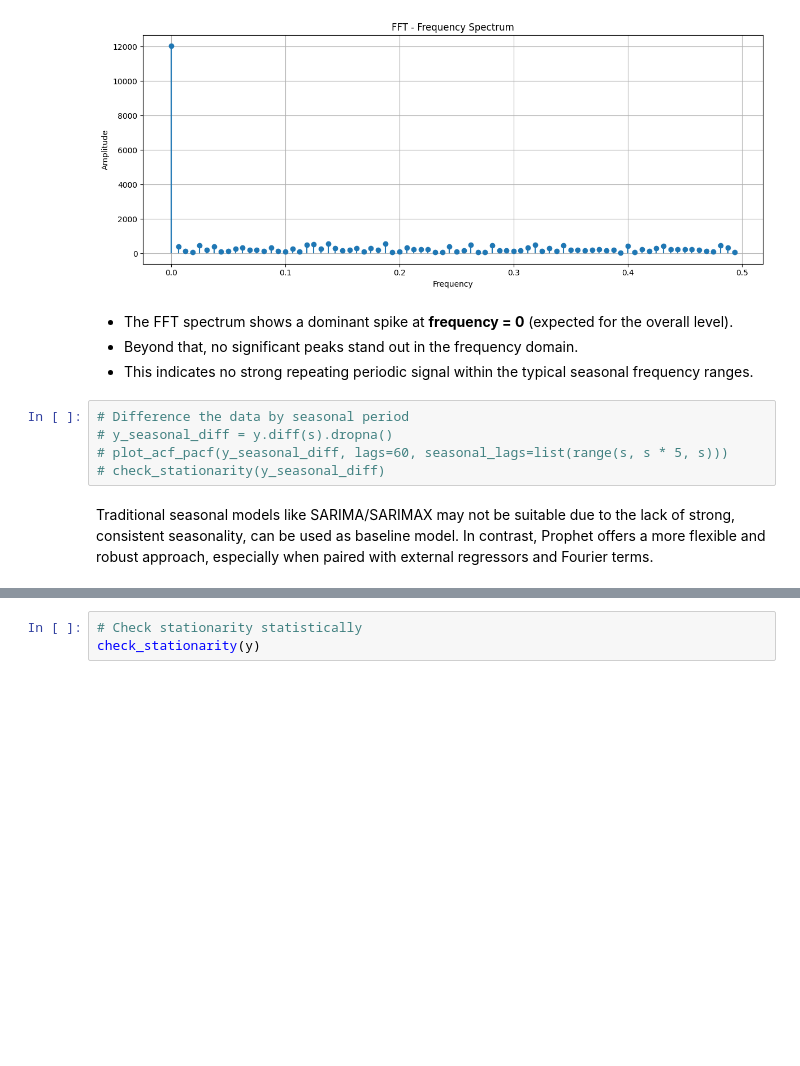
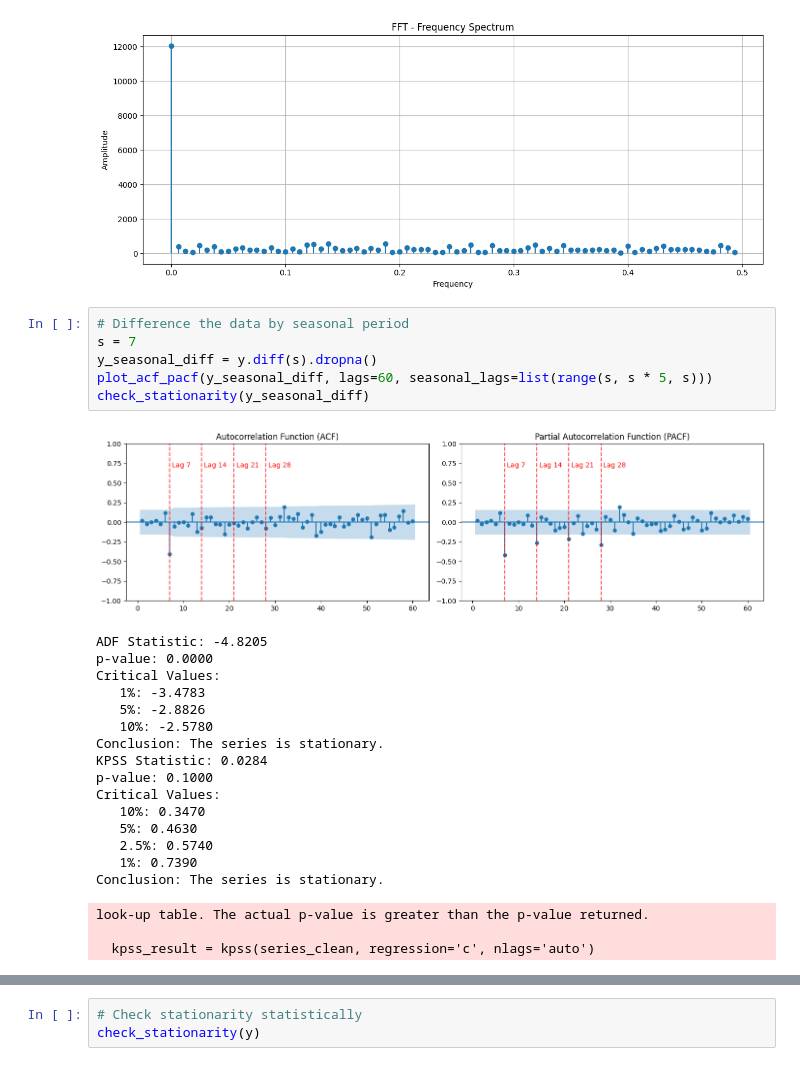
Before and after one commit to th3ch103/Penske_CaseStudy, a Jupyter notebook: 1_eda.ipynb, the cells around one changed output, grey strips where cells are left out. Cells and saved outputs as stored; diff of their text form; blank space fills up the shorter version.

```diff
--- a/1_eda.ipynb
+++ b/1_eda.ipynb
@@ -103,14 +93,29 @@ plot_date_based(df)
 fourier_decomposition(y)
 # %% [output]
 [figure]
-# %% [markdown]
-- The FFT spectrum shows a dominant spike at **frequency = 0** (expected for the overall level).
-- Beyond that, no significant peaks stand out in the frequency domain.
-- This indicates no strong repeating periodic signal within the typical seasonal frequency ranges.
 # %%
 # Difference the data by seasonal period
-# y_seasonal_diff = y.diff(s).dropna()
-# plot_acf_pacf(y_seasonal_diff, lags=60, seasonal_lags=list(range(s, s * 5, s)))
-# check_stationarity(y_seasonal_diff)
+s = 7
+y_seasonal_diff = y.diff(s).dropna()
+plot_acf_pacf(y_seasonal_diff, lags=60, seasonal_lags=list(range(s, s * 5, s)))
+check_stationarity(y_seasonal_diff)
+# %% [output]
+[figure, added]
+ADF Statistic: -4.8205
+p-value: 0.0000
+Critical Values:
+   1%: -3.4783
+   5%: -2.8826
+   10%: -2.5780
+Conclusion: The series is stationary.
+KPSS Statistic: 0.0284
+p-value: 0.1000
+Critical Values:
+   10%: 0.3470
+   5%: 0.4630
+   2.5%: 0.5740
+   1%: 0.7390
+Conclusion: The series is stationary.
+look-up table. The actual p-value is greater than the p-value returned.
+
+  kpss_result = kpss(series_clean, regression='c', nlags='auto')
-# %% [markdown]
-Traditional seasonal models like SARIMA/SARIMAX may not be suitable due to the lack of strong, consistent seasonality, can be used as baseline model. In contrast, Prophet offers a more flexible and robust approach, especially when paired with external regressors and Fourier terms.
```
Also changed, not shown: parts of 7 cells of this notebook, 2 other files.
